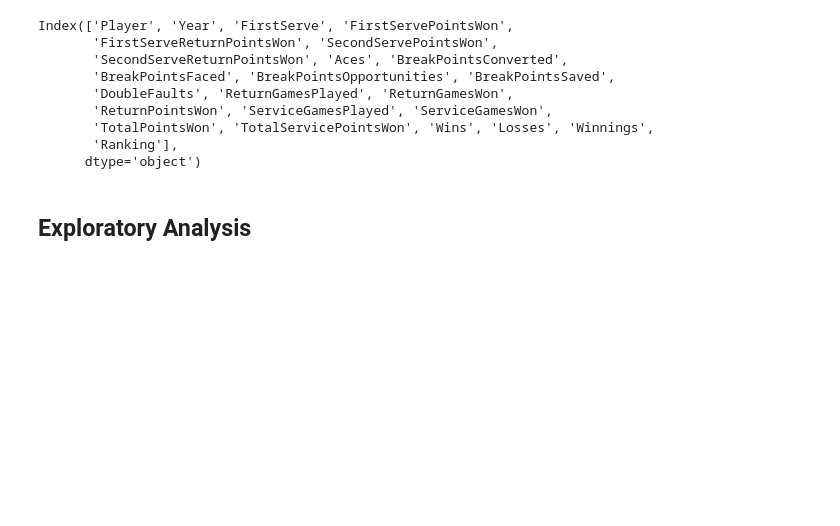
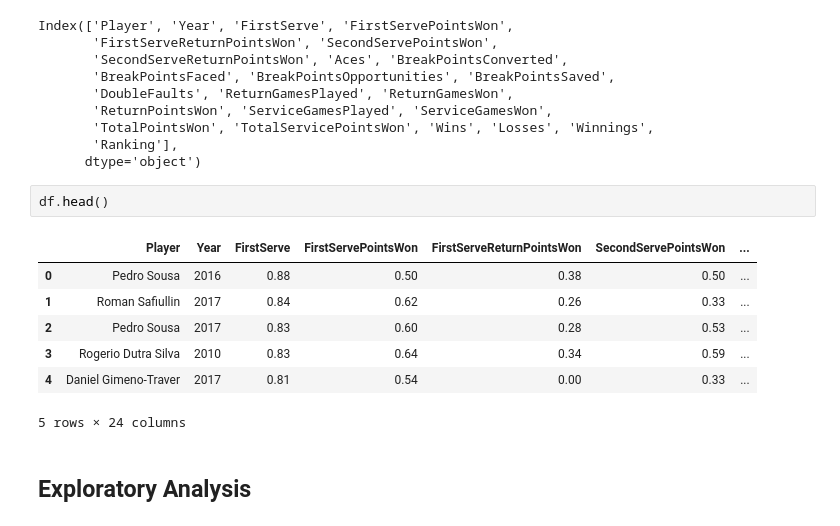
Before and after one commit to ayomidecole/Tennis-Linear-Regression, a Jupyter notebook: tennis_regression.ipynb, the cells around one changed output. Drawn from its saved outputs; the diff is of its cells as text; blank space fills up the shorter version.

```diff
--- a/tennis_regression.ipynb
+++ b/tennis_regression.ipynb
@@ -28,6 +28,16 @@ Index(['Player', 'Year', 'FirstServe', 'FirstServePointsWon',
        'TotalPointsWon', 'TotalServicePointsWon', 'Wins', 'Losses', 'Winnings',
        'Ranking'],
       dtype='object')
+# %%
+df.head()
+# %% [output]
+|  | Player | Year | FirstServe | FirstServePointsWon | FirstServeReturnPointsWon | SecondServePointsWon | ... |
+| 0 | Pedro Sousa | 2016 | 0.88 | 0.50 | 0.38 | 0.50 | ... |
+| 1 | Roman Safiullin | 2017 | 0.84 | 0.62 | 0.26 | 0.33 | ... |
+| 2 | Pedro Sousa | 2017 | 0.83 | 0.60 | 0.28 | 0.53 | ... |
+| 3 | Rogerio Dutra Silva | 2010 | 0.83 | 0.64 | 0.34 | 0.59 | ... |
+| 4 | Daniel Gimeno-Traver | 2017 | 0.81 | 0.54 | 0.00 | 0.33 | ... |
+5 rows × 24 columns
 # %% [markdown]
 ## Exploratory Analysis
 # %%
```
Also changed, not shown: parts of 13 cells of this notebook.
